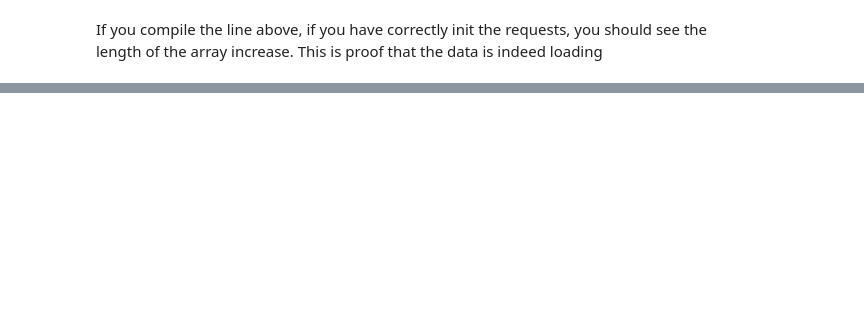
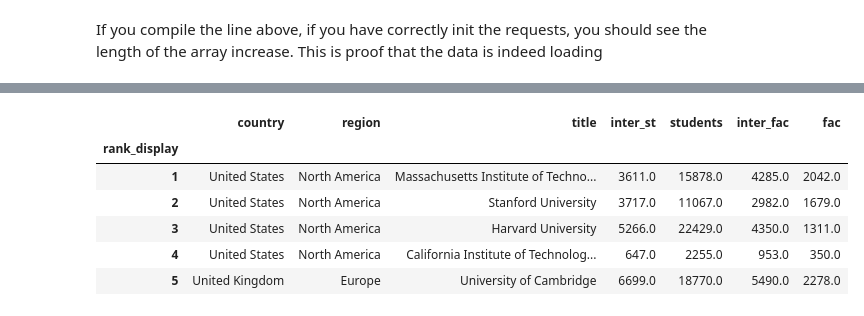
Before and after one commit to IsaacLeimgruber/ADA_labs_repo, a Jupyter notebook: 02 - Data from the Web/hw02_isaac.ipynb, the cells around one changed output, grey strips where cells are left out. Saved outputs shown, nothing was run; the diff lists cells and outputs as text; code cells hidden in the pictures; blank space fills up the shorter version.

```diff
--- a/02 - Data from the Web/hw02_isaac.ipynb
+++ b/02 - Data from the Web/hw02_isaac.ipynb
@@ -275,0 +279,12 @@ p.play()
+# %%
+univ_tot_df = pd.concat([univ_dr_df, missing_df], axis = 1)
+univ_rk_df = univ_tot_df.set_index(['rank_display'])
+univ_rk_df.head()
+# %% [output]
+|  | country | region | title | inter_st | students | inter_fac | fac |
+| rank_display |  |  |  |  |  |  |  |
+| 1 | United States | North America | Massachusetts Institute of Techno... | 3611.0 | 15878.0 | 4285.0 | 2042.0 |
+| 2 | United States | North America | Stanford University | 3717.0 | 11067.0 | 2982.0 | 1679.0 |
+| 3 | United States | North America | Harvard University | 5266.0 | 22429.0 | 4350.0 | 1311.0 |
+| 4 | United States | North America | California Institute of Technolog... | 647.0 | 2255.0 | 953.0 | 350.0 |
+| 5 | United Kingdom | Europe | University of Cambridge | 6699.0 | 18770.0 | 5490.0 | 2278.0 |
```
Also changed, not shown: parts of 30 cells of this notebook.
